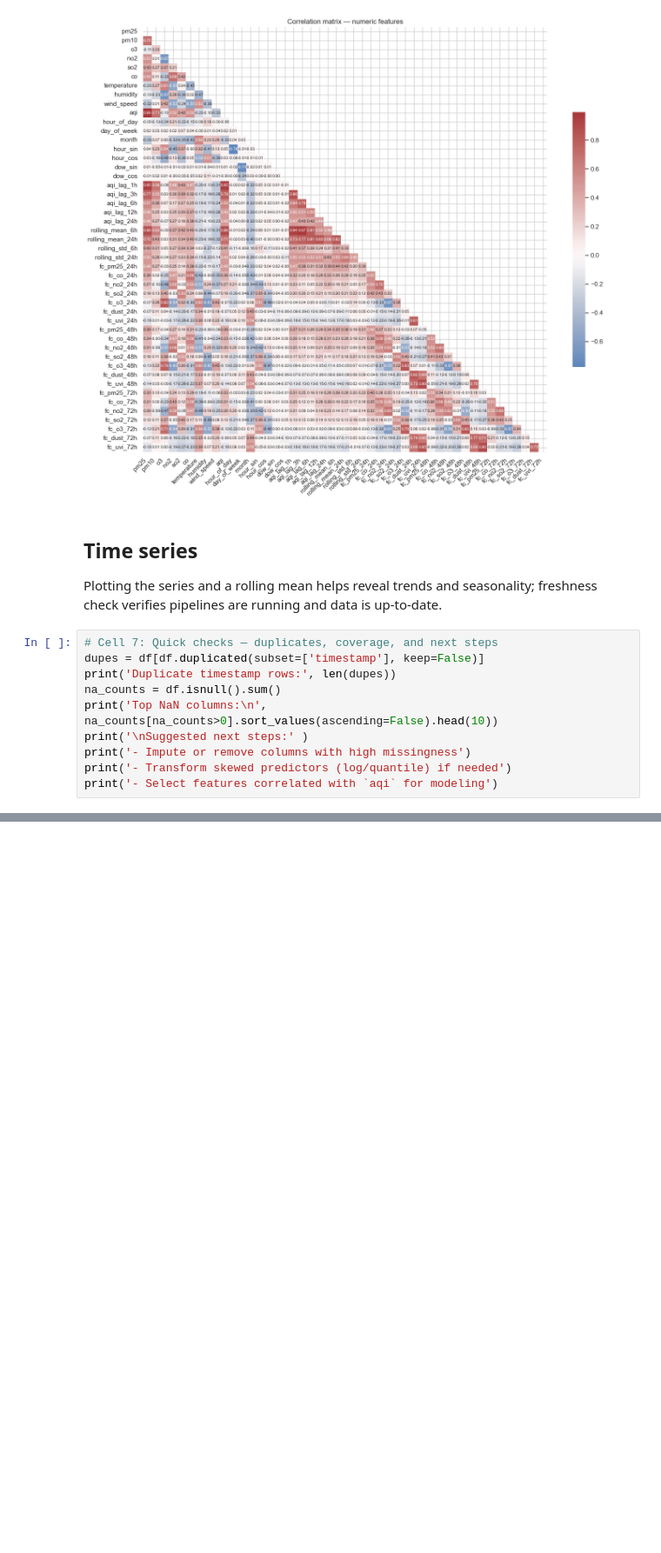
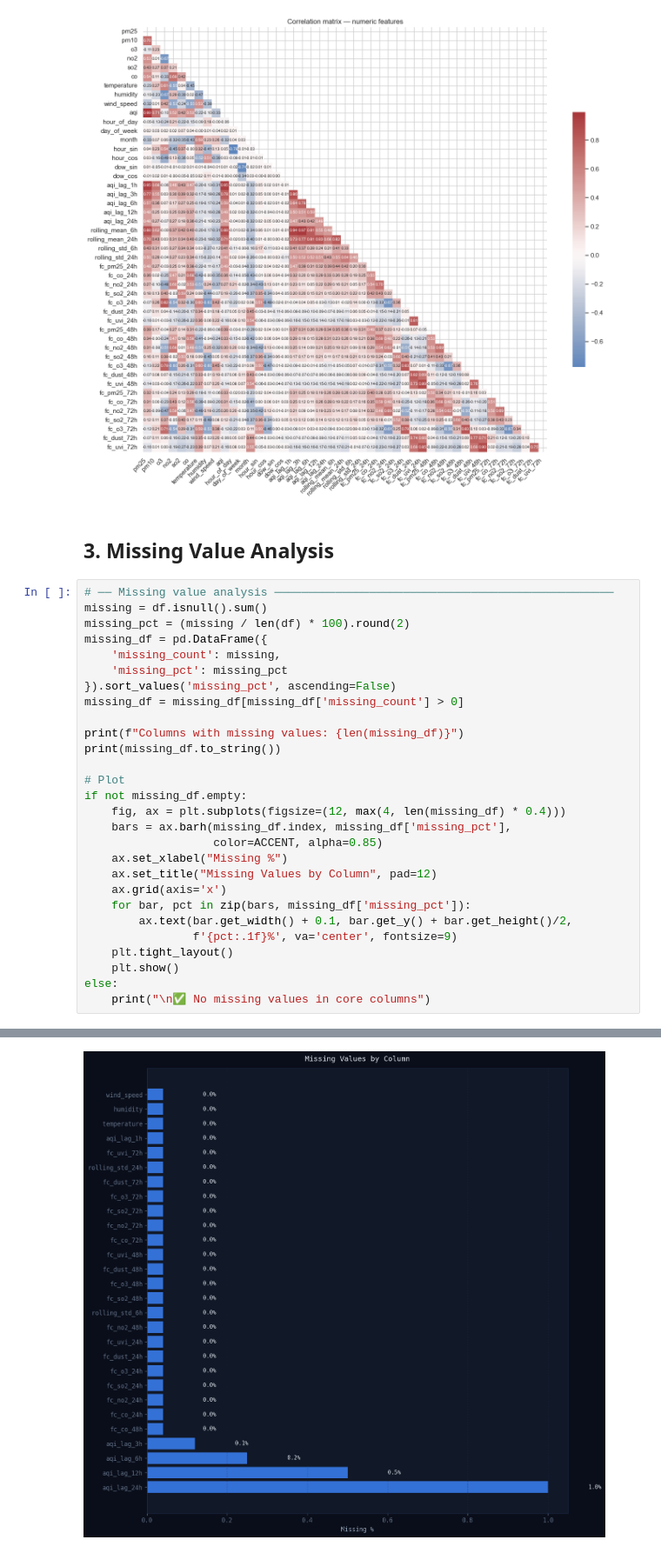
Before and after one commit to Hamza-asm/karachi-aqi-predictor, a Jupyter notebook: EDA.ipynb, the cells around one changed output, grey strips where cells are left out. Shown at 87% size. Cells and saved outputs as stored; diff of their text form; blank space fills up the shorter version.

```diff
--- a/EDA.ipynb
+++ b/EDA.ipynb
@@ -170,16 +185,33 @@ plt.show()
 # %% [output]
 [figure]
 # %% [markdown]
-## Time series
-Plotting the series and a rolling mean helps reveal trends and seasonality; freshness check verifies pipelines are running and data is up-to-date.
+## 3. Missing Value Analysis
 # %%
-# Cell 7: Quick checks — duplicates, coverage, and next steps
-dupes = df[df.duplicated(subset=['timestamp'], keep=False)]
-print('Duplicate timestamp rows:', len(dupes))
-na_counts = df.isnull().sum()
-print('Top NaN columns:\n', na_counts[na_counts>0].sort_values(ascending=False).head(10))
-print('\nSuggested next steps:' )
-print('- Impute or remove columns with high missingness')
-print('- Transform skewed predictors (log/quantile) if needed')
-print('- Select features correlated with `aqi` for modeling')
+# ── Missing value analysis ──────────────────────────────────────────────────
+missing = df.isnull().sum()
+missing_pct = (missing / len(df) * 100).round(2)
+missing_df = pd.DataFrame({
+    'missing_count': missing,
+    'missing_pct': missing_pct
+}).sort_values('missing_pct', ascending=False)
+missing_df = missing_df[missing_df['missing_count'] > 0]
+
+print(f"Columns with missing values: {len(missing_df)}")
+print(missing_df.to_string())
+
+# Plot
+if not missing_df.empty:
+    fig, ax = plt.subplots(figsize=(12, max(4, len(missing_df) * 0.4)))
+    bars = ax.barh(missing_df.index, missing_df['missing_pct'],
+                   color=ACCENT, alpha=0.85)
+    ax.set_xlabel("Missing %")
+    ax.set_title("Missing Values by Column", pad=12)
+    ax.grid(axis='x')
+    for bar, pct in zip(bars, missing_df['missing_pct']):
+        ax.text(bar.get_width() + 0.1, bar.get_y() + bar.get_height()/2,
+                f'{pct:.1f}%', va='center', fontsize=9)
+    plt.tight_layout()
+    plt.show()
+else:
+    print("\n✅ No missing values in core columns")
 # %% [output]
@@ -203,0 +235 @@ Suggested next steps:
+[figure, added]
```
Also changed, not shown: parts of 29 cells of this notebook, 2 other files.
